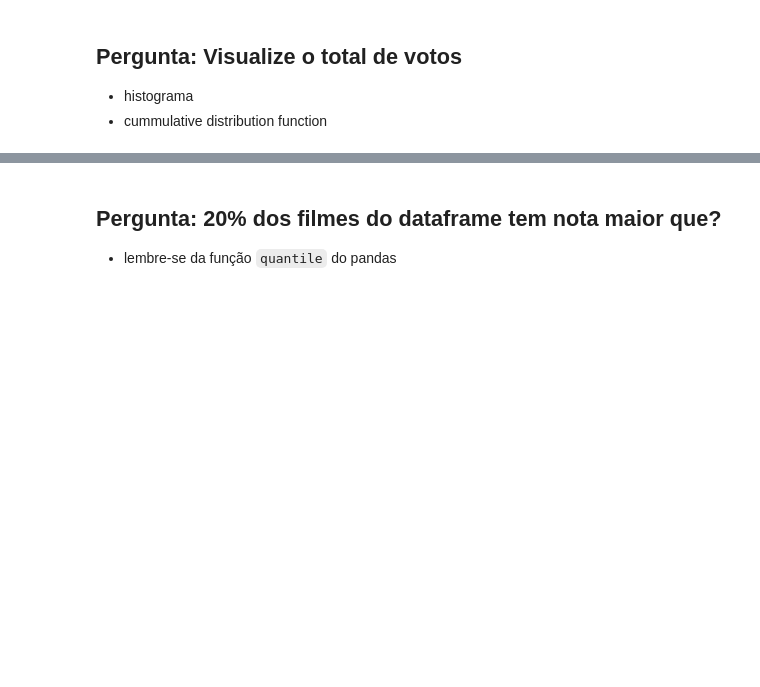
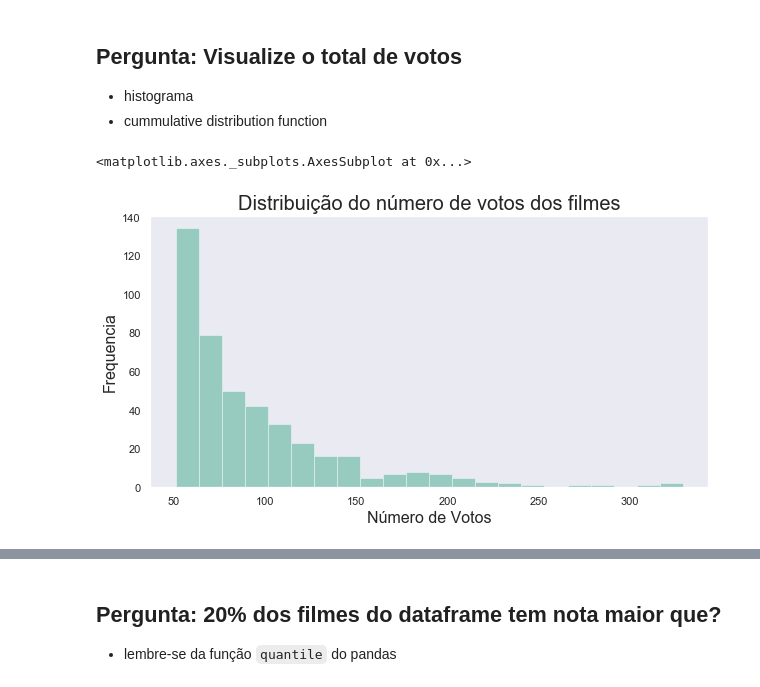
Before and after one commit to rkpegoraro/DataScienceAluraProject, a Jupyter notebook: Formação Data Science Alura - Análise exploratória do MovieLens.ipynb, the cells around one changed output, grey strips where cells are left out. Saved outputs shown, nothing was run; the diff lists cells and outputs as text; code cells hidden in the pictures; blank space fills up the shorter version.

```diff
--- a/Formação Data Science Alura - Análise exploratória do MovieLens.ipynb
+++ b/Formação Data Science Alura - Análise exploratória do MovieLens.ipynb
@@ -113,0 +204,11 @@ Dicas:
+# %%
+# solução histograma
+ax = sns.distplot(filmes.total_de_votos, norm_hist = False, kde = False)
+ax.figure.set_size_inches(10, 5)
+ax.set_title('Distribuição do número de votos dos filmes', fontsize = 20)
+ax.set_ylabel('Frequencia', fontsize = 16)
+ax.set_xlabel('Número de Votos', fontsize = 16)
+ax
+# %% [output]
+<matplotlib.axes._subplots.AxesSubplot at 0x...>
+[figure, added]
```
Also changed, not shown: parts of 92 cells of this notebook.
